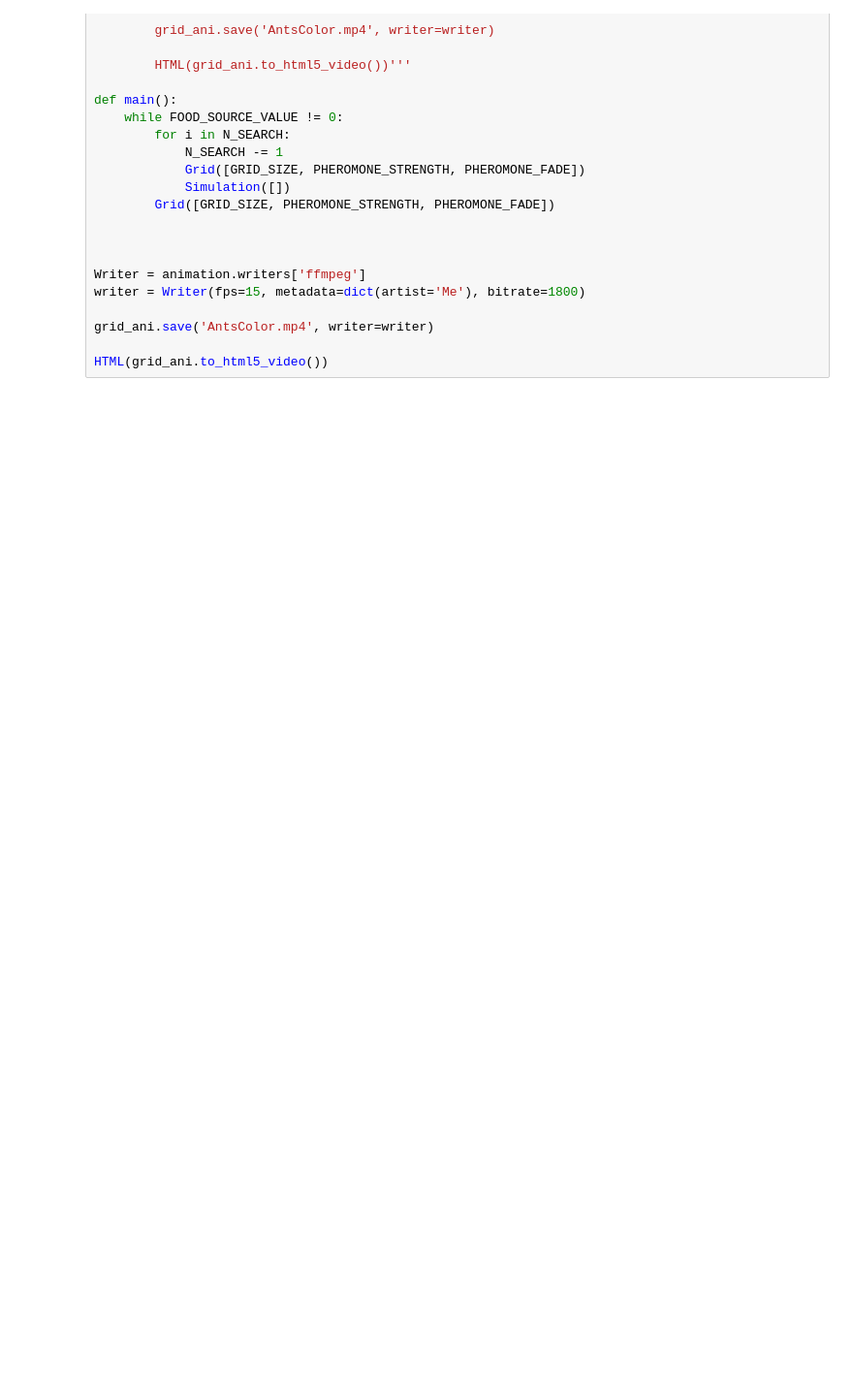
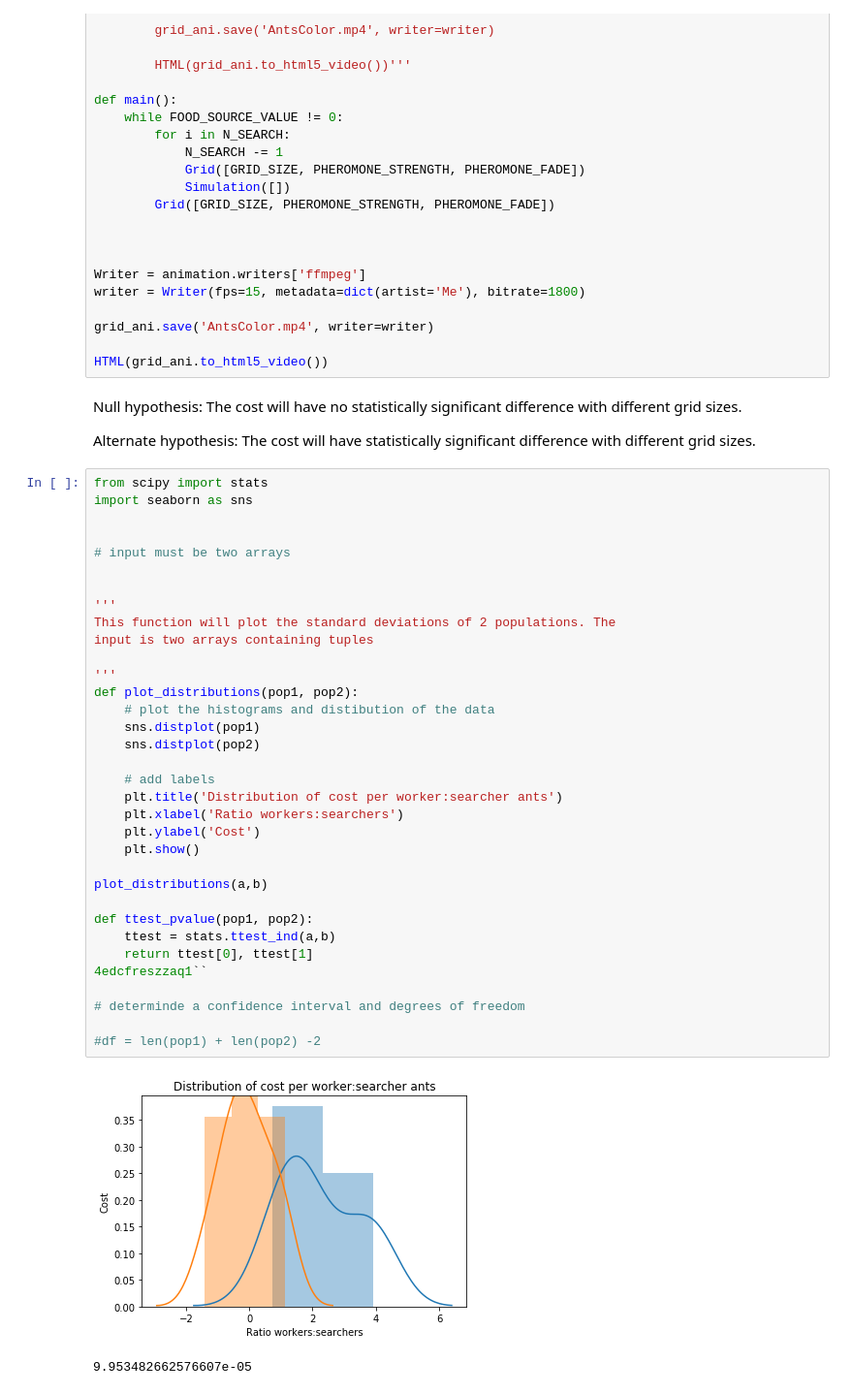
Before and after one commit to Lotteaveline/AntColonySim, a Jupyter notebook: test_grid.ipynb, the cells around one changed output. Shown at 97% size. Saved outputs shown, nothing was run; the diff lists cells and outputs as text; blank space fills up the shorter version.

Commit message:
added the t-test and distribution

```diff
--- a/test_grid.ipynb
+++ b/test_grid.ipynb
@@ -665,3 +656,44 @@ writer = Writer(fps=15, metadata=dict(artist='Me'), bitrate=1800)
 grid_ani.save('AntsColor.mp4', writer=writer)
 
 HTML(grid_ani.to_html5_video())
+# %% [markdown]
+Null hypothesis: The cost will have no statistically significant difference with different grid sizes.
+
+Alternate hypothesis: The cost will have  statistically significant difference with different grid sizes.
+# %%
+from scipy import stats
+import seaborn as sns
+
+
+# input must be two arrays
+
+
+'''
+This function will plot the standard deviations of 2 populations. The
+input is two arrays containing tuples
+
+'''
+def plot_distributions(pop1, pop2):
+    # plot the histograms and distibution of the data
+    sns.distplot(pop1)
+    sns.distplot(pop2)
+
+    # add labels
+    plt.title('Distribution of cost per worker:searcher ants')
+    plt.xlabel('Ratio workers:searchers')
+    plt.ylabel('Cost')
+    plt.show()
+
+plot_distributions(a,b)
+
+def ttest_pvalue(pop1, pop2):
+    ttest = stats.ttest_ind(a,b)
+    return ttest[0], ttest[1]
+4edcfreszzaq1``
+
+# determinde a confidence interval and degrees of freedom
+
+#df = len(pop1) + len(pop2) -2
+# %% [output]
+[figure, added]
+9.953482662576607e-05
```
Also changed, not shown: parts of 2 cells of this notebook.
